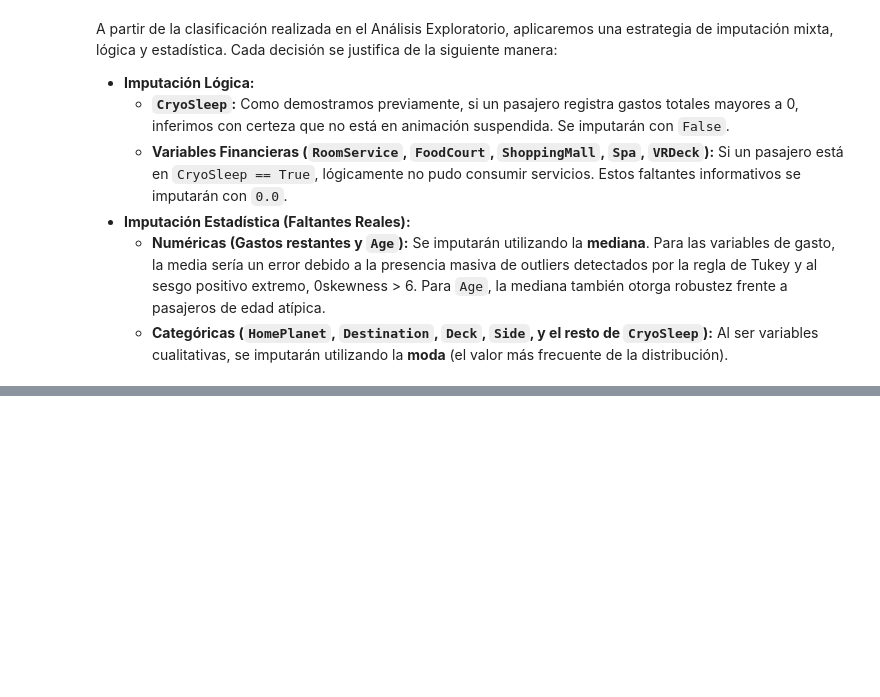
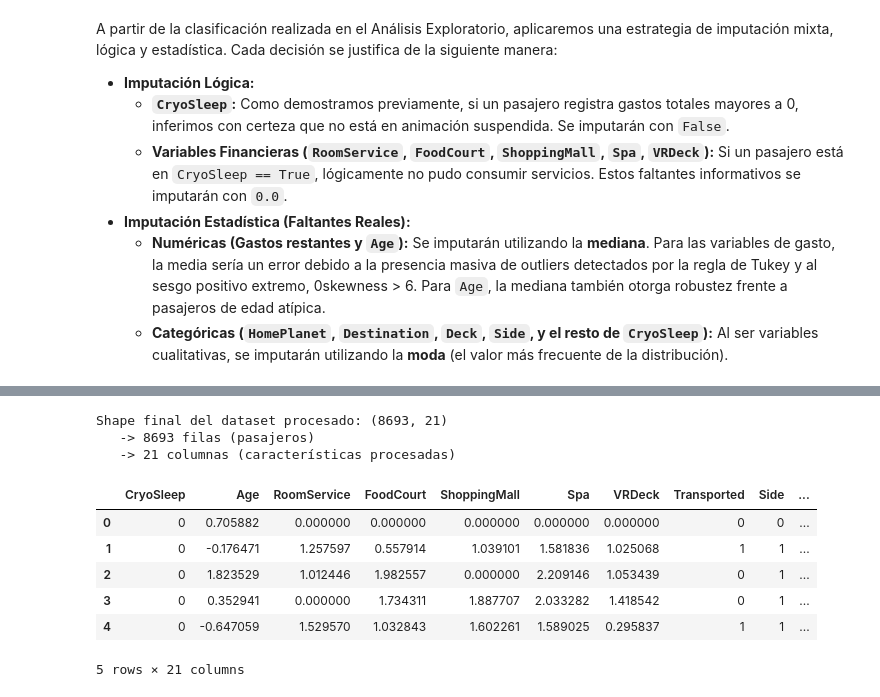
Before and after one commit to A01801224/TC3009C-RI, a Jupyter notebook: Reto_Primer_Avance_Spaceship_Titanic.ipynb, the cells around one changed output, grey strips where cells are left out. Cells and saved outputs as stored; diff of their text form; code cells hidden in the pictures; blank space fills up the shorter version.

```diff
--- a/Reto_Primer_Avance_Spaceship_Titanic.ipynb
+++ b/Reto_Primer_Avance_Spaceship_Titanic.ipynb
@@ -508,0 +511,9 @@ spend_cals = [
+# %%
+gastos_totales = df_clean[spend_cols].sum(axis=1)
+
+# si tiene gastos > 0, lógicamente CryoSleep es False
+df_clean.loc[(df_clean['CryoSleep'].isnull()) & (gastos_totales > 0), 'CryoSleep'] = False
+
+# si CryoSleep es True, los gastos lógicamente son 0.0
+for col in spend_cols:
+    df_clean.loc[(df_clean['CryoSleep'] == True) & (df_clean[col].isnull()), col] = 0.0
@@ -508,0 +725,18 @@ spend_cals = [
+# %%
+print(f"Shape final del dataset procesado: {df_scaled.shape}")
+print(f"   -> {df_scaled.shape[0]} filas (pasajeros)")
+print(f"   -> {df_scaled.shape[1]} columnas (características procesadas)")
+# %% [output]
+Shape final del dataset procesado: (8693, 21)
+   -> 8693 filas (pasajeros)
+   -> 21 columnas (características procesadas)
+# %%
+display(df_scaled.head())
+# %% [output]
+|  | CryoSleep | Age | RoomService | FoodCourt | ShoppingMall | Spa | VRDeck | Transported | Side | ... |
+| 0 | 0 | 0.705882 | 0.000000 | 0.000000 | 0.000000 | 0.000000 | 0.000000 | 0 | 0 | ... |
+| 1 | 0 | -0.176471 | 1.257597 | 0.557914 | 1.039101 | 1.581836 | 1.025068 | 1 | 1 | ... |
+| 2 | 0 | 1.823529 | 1.012446 | 1.982557 | 0.000000 | 2.209146 | 1.053439 | 0 | 1 | ... |
+| 3 | 0 | 0.352941 | 0.000000 | 1.734311 | 1.887707 | 2.033282 | 1.418542 | 0 | 1 | ... |
+| 4 | 0 | -0.647059 | 1.529570 | 1.032843 | 1.602261 | 1.589025 | 0.295837 | 1 | 1 | ... |
+5 rows × 21 columns
```
Also changed, not shown: parts of 29 cells of this notebook.
